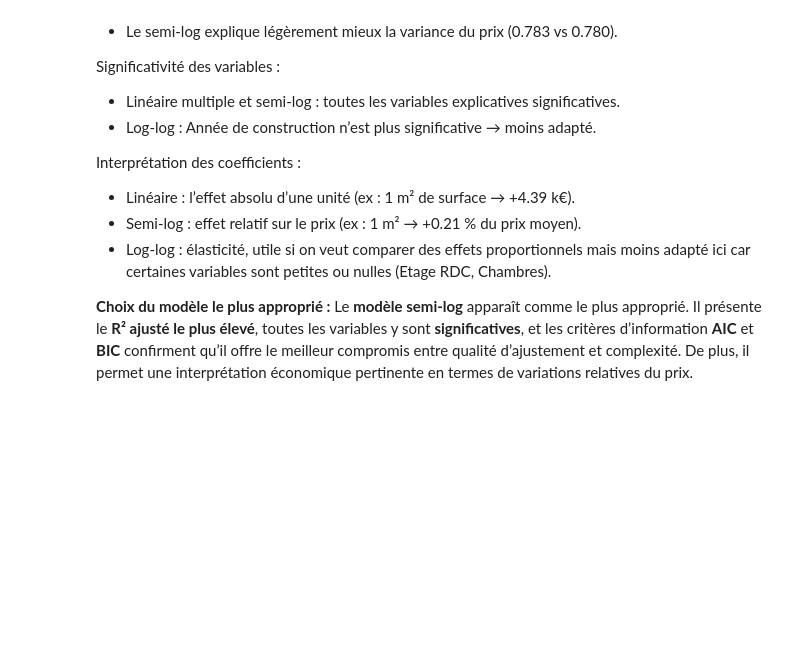
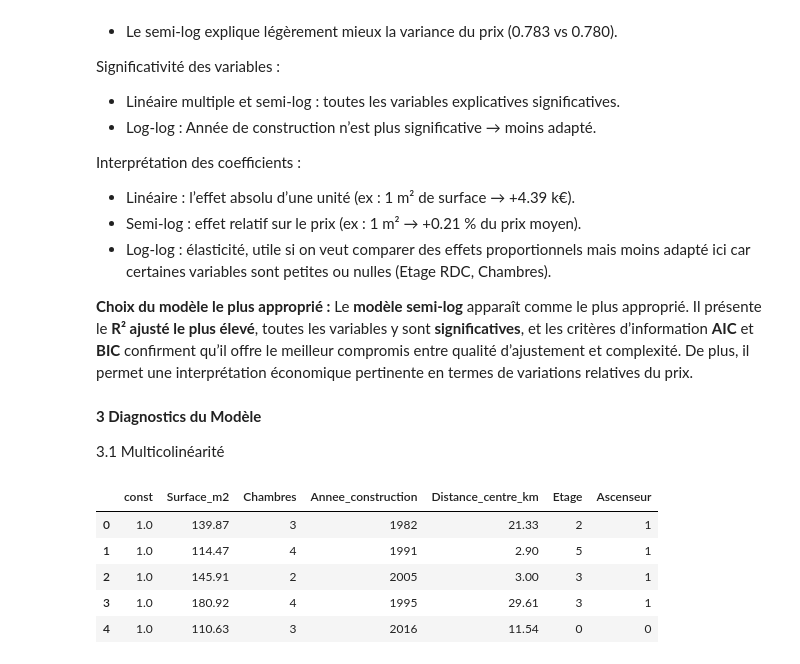
Before and after one commit to EdLac/Econometrie_appliquee_Analyse_Immobiliere, a Jupyter notebook: Econometrie.ipynb, the cells around one changed output. Saved outputs shown, nothing was run; the diff lists cells and outputs as text; code cells hidden in the pictures; blank space fills up the shorter version.

```diff
--- a/Econometrie.ipynb
+++ b/Econometrie.ipynb
@@ -444,3 +444,20 @@ Interprétation des coefficients :
 
 **Choix du modèle le plus approprié :**
 Le **modèle semi-log** apparaît comme le plus approprié. Il présente le **R² ajusté le plus élevé**, toutes les variables y sont **significatives**, et les critères d’information **AIC** et **BIC** confirment qu’il offre le meilleur compromis entre qualité d’ajustement et complexité. De plus, il permet une interprétation économique pertinente en termes de variations relatives du prix.
+# %% [markdown]
+**3 Diagnostics du Modèle**
+
+3.1 Multicolinéarité
+# %%
+X = df[['Surface_m2', 'Chambres', 'Annee_construction', 'Distance_centre_km', 'Etage', 'Ascenseur']].copy()
+X = X.dropna()
+X =  sm.add_constant(X)
+
+X.head()
+# %% [output]
+|  | const | Surface_m2 | Chambres | Annee_construction | Distance_centre_km | Etage | Ascenseur |
+| 0 | 1.0 | 139.87 | 3 | 1982 | 21.33 | 2 | 1 |
+| 1 | 1.0 | 114.47 | 4 | 1991 | 2.90 | 5 | 1 |
+| 2 | 1.0 | 145.91 | 2 | 2005 | 3.00 | 3 | 1 |
+| 3 | 1.0 | 180.92 | 4 | 1995 | 29.61 | 3 | 1 |
+| 4 | 1.0 | 110.63 | 3 | 2016 | 11.54 | 0 | 0 |
```
Also changed, not shown: parts of 3 cells of this notebook.
